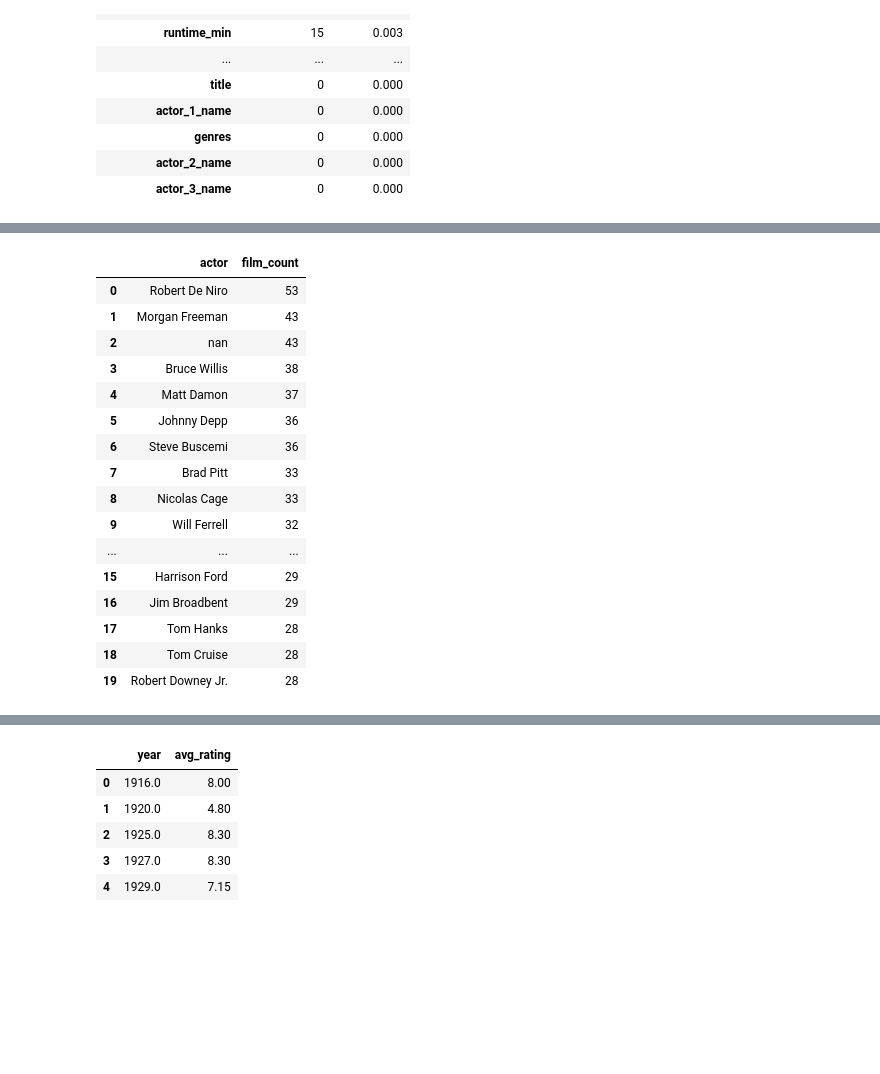
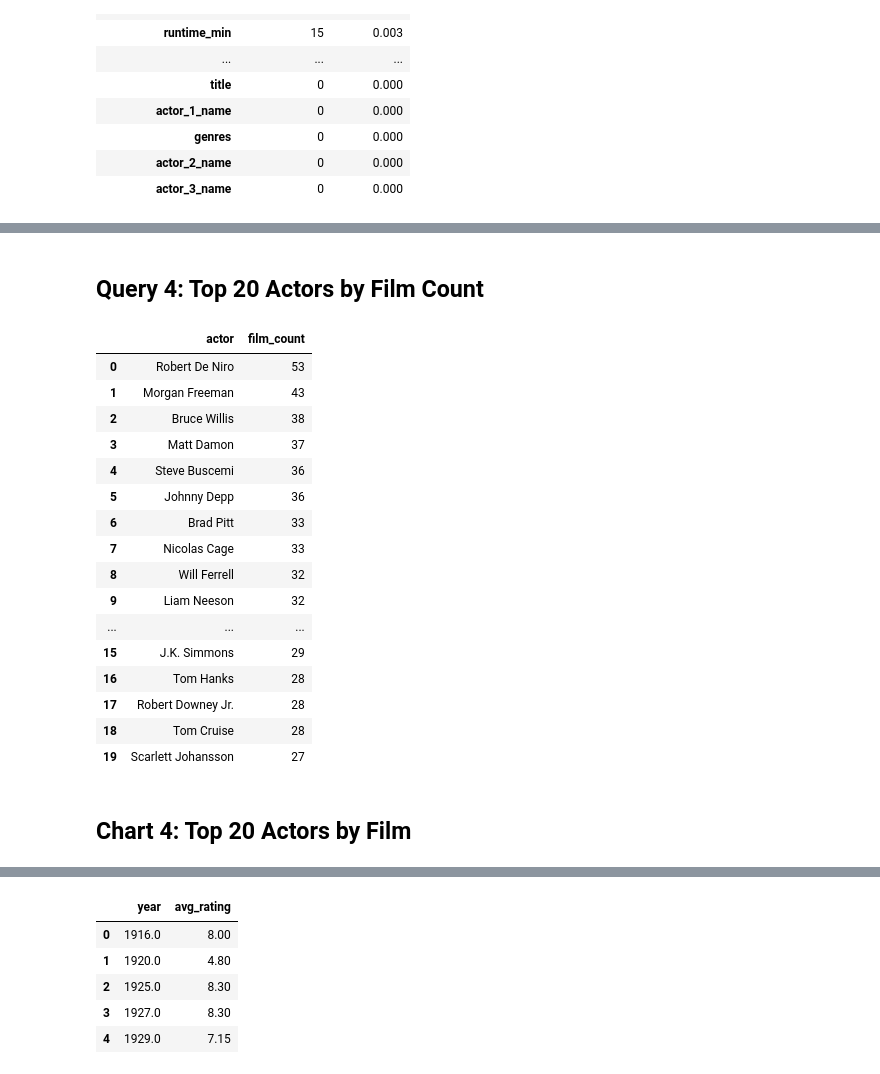
Before and after one commit to HCBrooks-lab/imdb_endtoend, a Jupyter notebook: 01_data_profile.ipynb, the cells around one changed output, grey strips where cells are left out. Cells and saved outputs as stored; diff of their text form; code cells hidden in the pictures; blank space fills up the shorter version.

```diff
--- a/01_data_profile.ipynb
+++ b/01_data_profile.ipynb
@@ -287,0 +433,2 @@ The above bell-shaped curve shows how IMDb ratings roughly follow a normal distr
+# %% [markdown]
+## Query 4: Top 20 Actors by Film Count
@@ -288,34 +444,51 @@ The above bell-shaped curve shows how IMDb ratings roughly follow a normal distr
 # %%
-actor_cols = [c for c in df.columns if "actor" in c and c.endswith("_name")]
-actors_long = (
-    df[actor_cols]
-        .melt(value_name = "actor", var_name = "slot")
-        .dropna(subset = ["actor"])
+actor_cols = [c for c in df.columns if ("actor" in c.lower()) and c.lower().endswith("_name")]
+id_cols    = [c for c in ["tconst", "title_id", "id", "movie_id"] if c in df.columns]
+
+actors_long = df[id_cols + actor_cols].melt(
+    id_vars=id_cols, value_vars=actor_cols,
+    var_name="slot", value_name="actor"
+)
+
+actors_long["actor"] = (
+    actors_long["actor"].astype(str).str.strip()
+    .replace({"": np.nan, "nan": np.nan, "NaN": np.nan, "NONE": np.nan, "None": np.nan, "N/A": np.nan})
+)
+
+actors_long = actors_long.dropna(subset=["actor"])
+
+if id_cols:
+    actors_long = actors_long.drop_duplicates(id_cols + ["actor"])
+
+
+actors_long["actor_norm"] = (
+    actors_long["actor"].str.replace(r"\s+", " ", regex=True).str.title()
 )
 
 top_actors = (
-    actors_long["actor"]
+    actors_long["actor_norm"]
     .value_counts()
     .head(20)
     .rename_axis("actor")
-    .reset_index(name = "film_count")
+    .reset_index(name="film_count")
 )
-top_actors
+
+display(top_actors)
 # %% [output]
 |  | actor | film_count |
 | 0 | Robert De Niro | 53 |
 | 1 | Morgan Freeman | 43 |
-| 2 | nan | 43 |
-| 3 | Bruce Willis | 38 |
-| 4 | Matt Damon | 37 |
+| 2 | Bruce Willis | 38 |
+| 3 | Matt Damon | 37 |
+| 4 | Steve Buscemi | 36 |
 | 5 | Johnny Depp | 36 |
-| 6 | Steve Buscemi | 36 |
-| 7 | Brad Pitt | 33 |
-| 8 | Nicolas Cage | 33 |
-| 9 | Will Ferrell | 32 |
+| 6 | Brad Pitt | 33 |
+| 7 | Nicolas Cage | 33 |
+| 8 | Will Ferrell | 32 |
+| 9 | Liam Neeson | 32 |
 | ... | ... | ... |
-| 15 | Harrison Ford | 29 |
-| 16 | Jim Broadbent | 29 |
-| 17 | Tom Hanks | 28 |
+| 15 | J.K. Simmons | 29 |
+| 16 | Tom Hanks | 28 |
+| 17 | Robert Downey Jr. | 28 |
 | 18 | Tom Cruise | 28 |
-| 19 | Robert Downey Jr. | 28 |
+| 19 | Scarlett Johansson | 27 |
@@ -328 +495,3 @@ out_file = fig_dir / "top_actors_by_count.png"
+# %% [markdown]
+## Chart 4: Top 20 Actors by Film
 # %%
```
Also changed, not shown: parts of 63 cells of this notebook.
